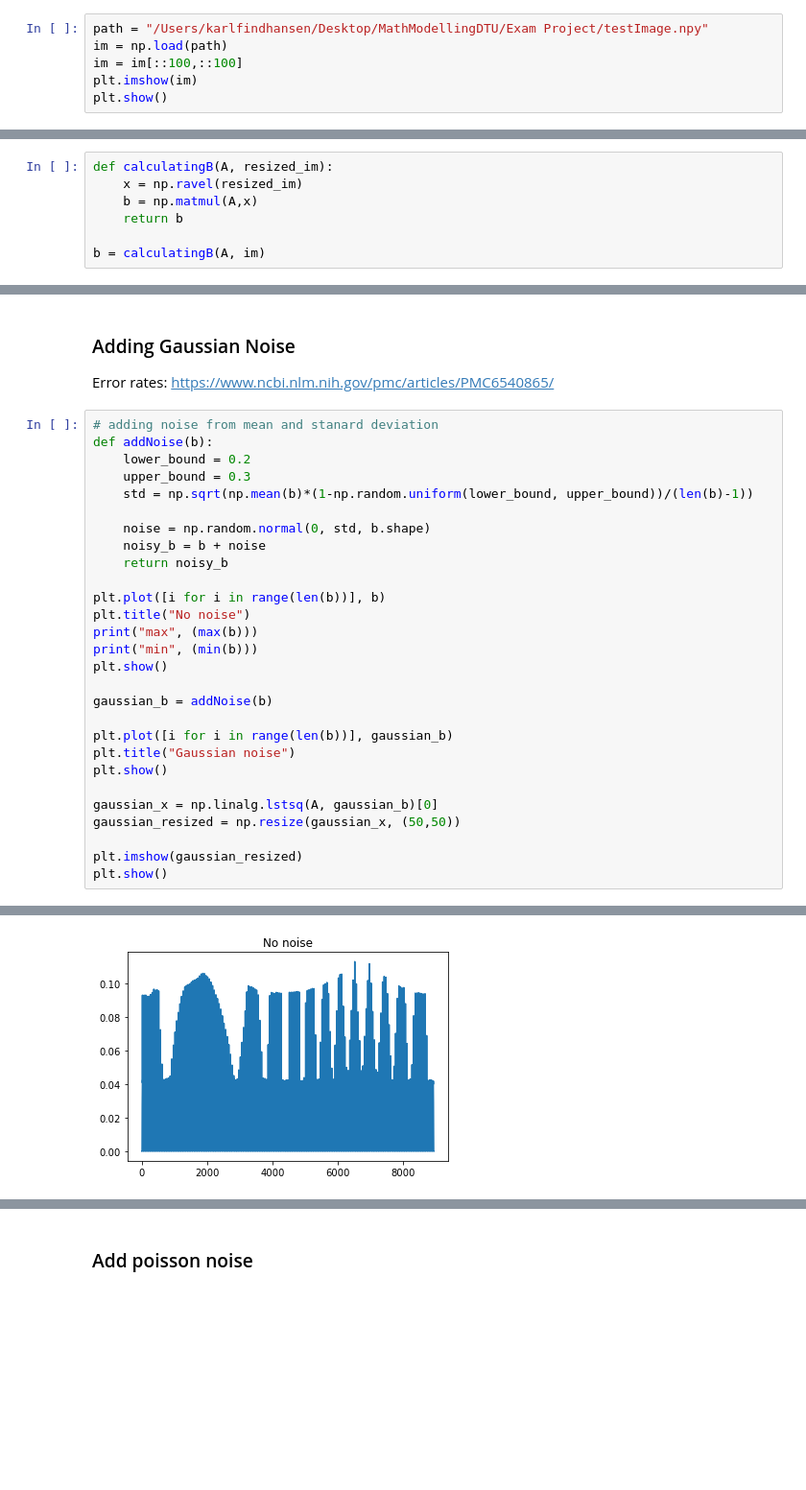
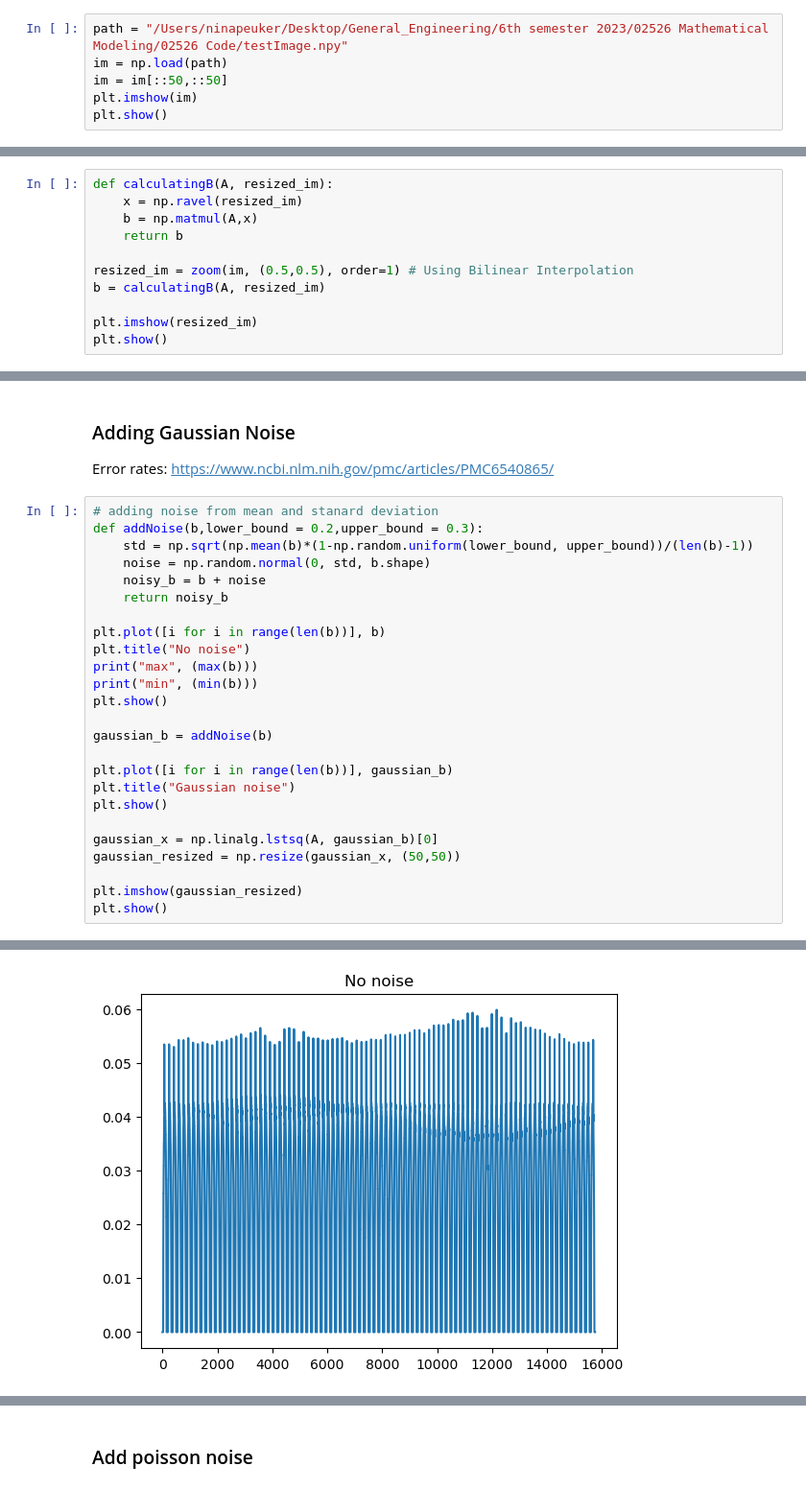
Before and after one commit to npeuker/MathModellingDTU, a Jupyter notebook: Exam Project/addNoise.ipynb, the cells around one changed output, grey strips where cells are left out. Shown at 96% size. Saved outputs shown, nothing was run; the diff lists cells and outputs as text; blank space fills up the shorter version.

```diff
--- a/Exam Project/addNoise.ipynb
+++ b/Exam Project/addNoise.ipynb
@@ -9,9 +10,9 @@ from scipy.stats import poisson
 # %% [markdown]
 # Defining image
 # %%
-path = "/Users/karlfindhansen/Desktop/MathModellingDTU/Exam Project/testImage.npy"
+path = "/Users/ninapeuker/Desktop/General_Engineering/6th semester 2023/02526 Mathematical Modeling/02526 Code/testImage.npy"
 im = np.load(path)
-im = im[::100,::100]
+im = im[::50,::50]
 plt.imshow(im)
 plt.show()
 # %% [output]
@@ -31,4 +32,8 @@ def calculatingB(A, resized_im):
     b = np.matmul(A,x)
     return b
 
-b = calculatingB(A, im)
+resized_im = zoom(im, (0.5,0.5), order=1) # Using Bilinear Interpolation
+b = calculatingB(A, resized_im)
+
+plt.imshow(resized_im)
+plt.show()
@@ -38,11 +45,8 @@ Error rates:
 https://www.ncbi.nlm.nih.gov/pmc/articles/PMC6540865/
 # %%
 # adding noise from mean and stanard deviation
-def addNoise(b):
-    lower_bound = 0.2
-    upper_bound = 0.3
+def addNoise(b,lower_bound = 0.2,upper_bound = 0.3):
     std = np.sqrt(np.mean(b)*(1-np.random.uniform(lower_bound, upper_bound))/(len(b)-1))
-
     noise = np.random.normal(0, std, b.shape)
     noisy_b = b + noise
     return noisy_b
@@ -69,2 +73,2 @@ max 0.11308064601726538
 min 0.0
-[figure, old version]
+[figure, new version]
```
Also changed, not shown: parts of 5 cells of this notebook, 8 other files.
